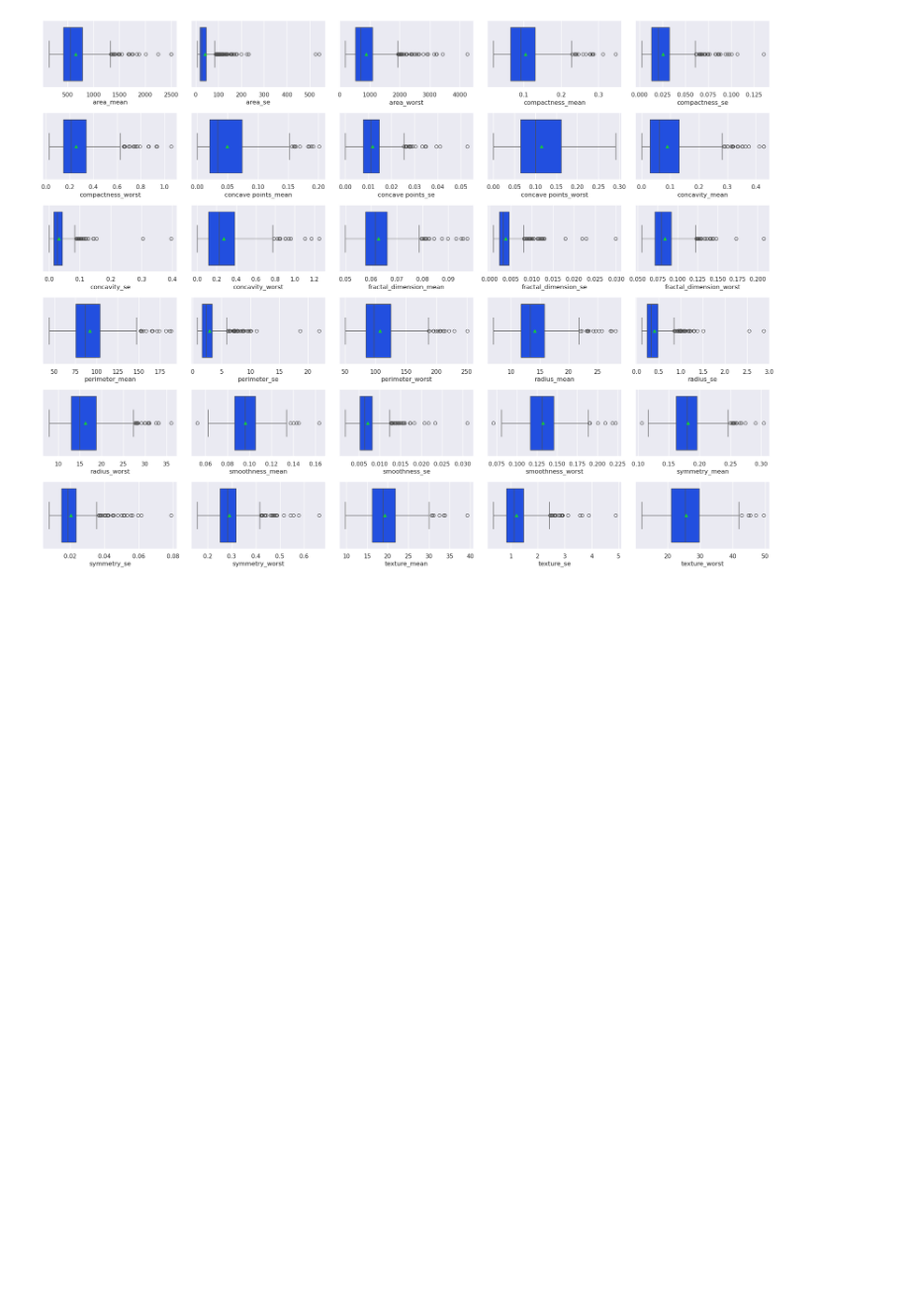
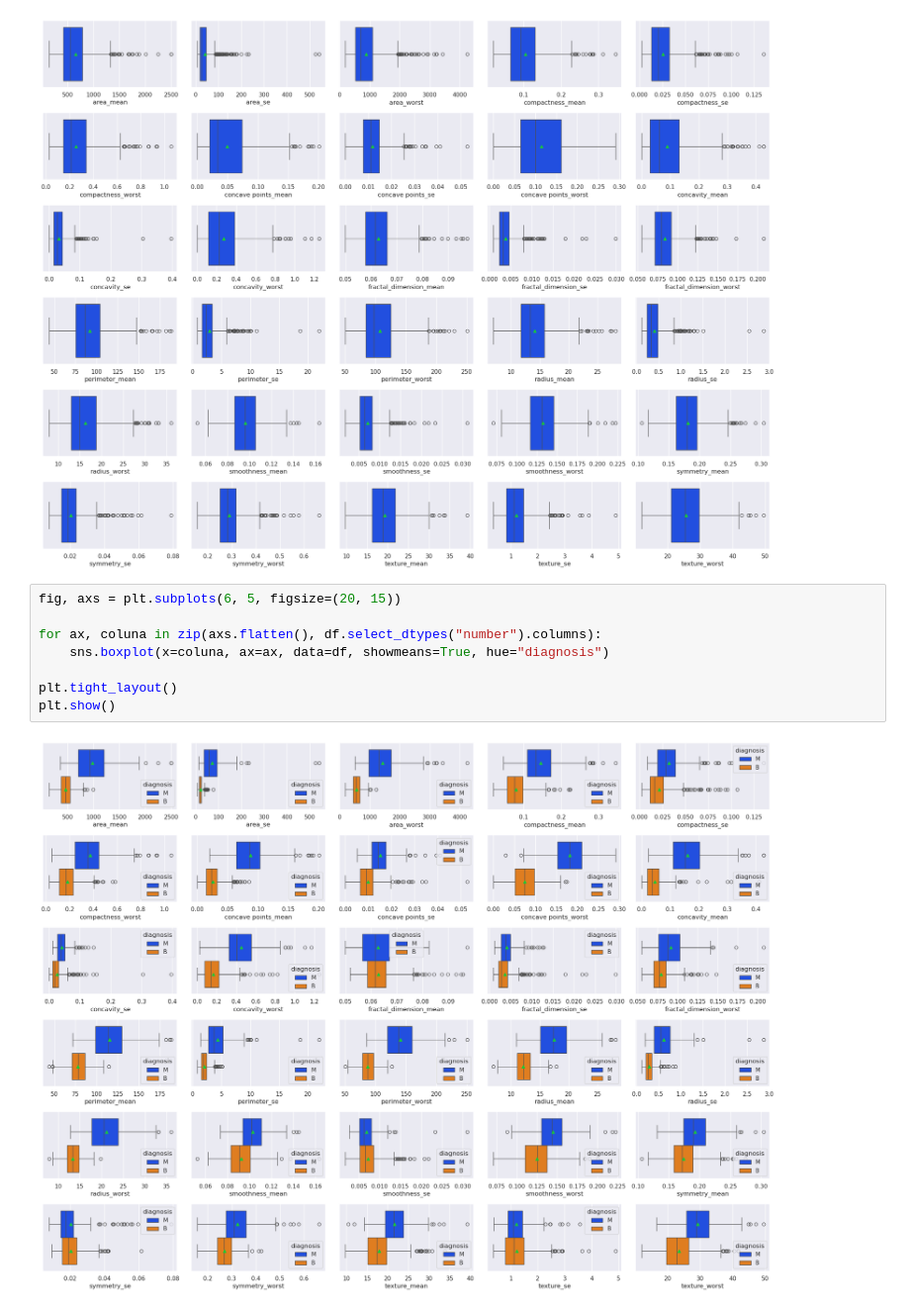
Before and after one commit to HilarioMarques/Classificacao_AlgoritmosLineares_DiagnosticoCancer_Kaggle, a Jupyter notebook: notebooks/AnaliseExploratoria.ipynb, the cells around one changed output. Shown at 99% size. Saved outputs shown, nothing was run; the diff lists cells and outputs as text; blank space fills up the shorter version.

```diff
--- a/notebooks/AnaliseExploratoria.ipynb
+++ b/notebooks/AnaliseExploratoria.ipynb
@@ -160,3 +160,13 @@ plt.tight_layout()
 plt.show()
 # %% [output]
 [figure]
+# %%
+fig, axs = plt.subplots(6, 5, figsize=(20, 15))
+
+for ax, coluna in zip(axs.flatten(), df.select_dtypes("number").columns):
+    sns.boxplot(x=coluna, ax=ax, data=df, showmeans=True, hue="diagnosis")
+
+plt.tight_layout()
+plt.show()
+# %% [output]
+[figure, added]
```
